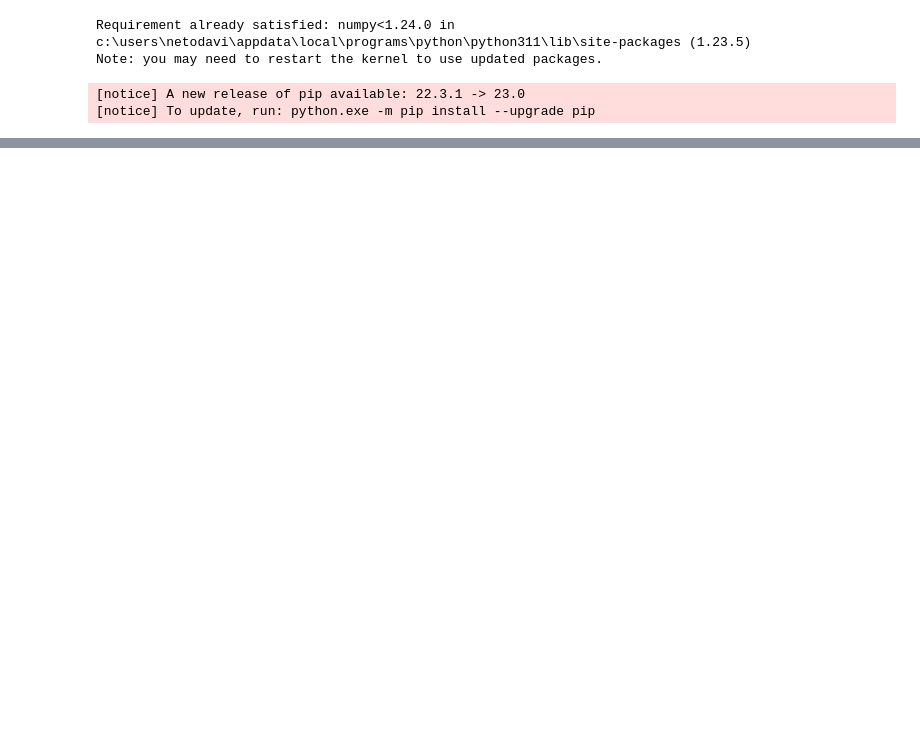
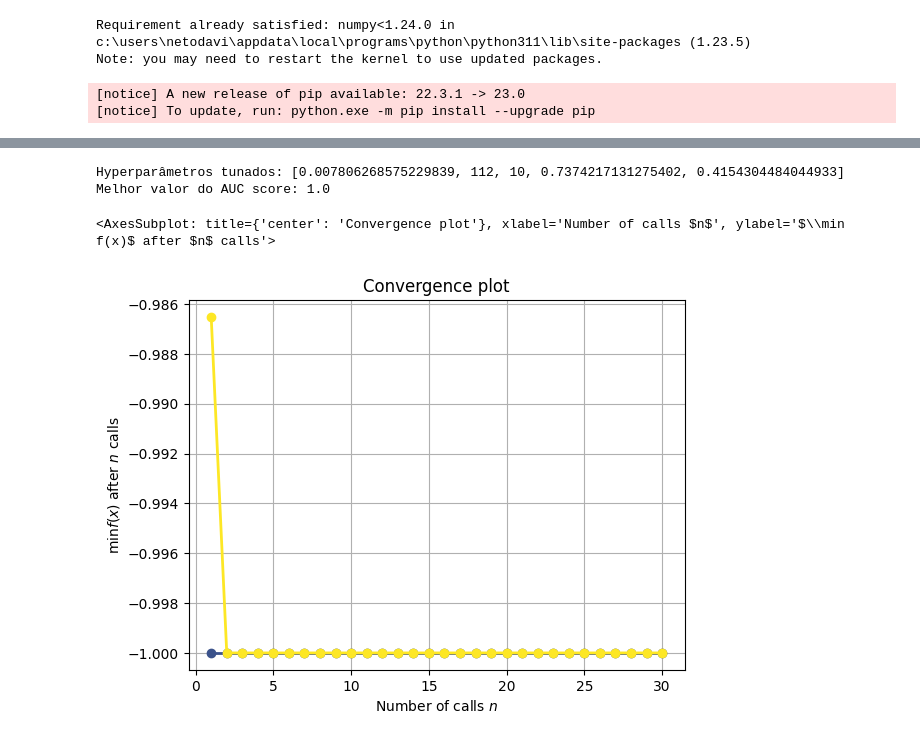
Before and after one commit to Dionisioneto/Modelos_em_deploy_Machine_Learning, a Jupyter notebook: projetos/predicao_doencas/estudo_ml.ipynb, the cells around one changed output, grey strips where cells are left out. Saved outputs shown, nothing was run; the diff lists cells and outputs as text; code cells hidden in the pictures; blank space fills up the shorter version.

Commit message:
realização da otimização por random search e bayesiana

```diff
--- a/projetos/predicao_doencas/estudo_ml.ipynb
+++ b/projetos/predicao_doencas/estudo_ml.ipynb
@@ -482,4 +580,0 @@ NameError: name 'treinar_modelo' is not defined
-# %%
-clf_db = LGBMClassifier().fit(X_train_db, y_train_db)
-clf_hp = LGBMClassifier().fit(X_train_hp, y_train_hp)
-clf_ic = LGBMClassifier().fit(X_train_ic, y_train_ic)
@@ -498,0 +589,31 @@ weighted avg       0.75      0.75      0.75     14139
+# %%
+## otimização por random search
+
+## definição da função de hiparametrização
+
+def training_hiper_ic(params):
+
+    ## hyperparametros importantes do modelo
+    learning_rate = params[0]
+    num_leaves = params[1]
+    min_child_samples = params[2]
+    subsample = params[3]
+    colsample_bytree = params[4]
+
+    print(params, '\n')
+
+    ## poderoso classificador
+
+    clf_ic = LGBMClassifier(learning_rate=learning_rate, num_leaves=num_leaves,
+                         min_child_samples=min_child_samples, subsample=subsample,
+                         colsample_bytree=colsample_bytree, random_state=12, subsample_freq=
+                         1, n_estimators=200)
+
+    ## treinamento do modelo
+    clf_ic.fit(X_train_ic, y_train_ic)
+
+    prob_ic = clf_ic.predict_proba(X_valid_ic)[:,1]
+
+    return -roc_auc_score(y_valid_ic, prob_ic)
+# %%
+result_rs_ic = dummy_minimize(training_hiper_ic, parametric_hyper, random_state = 12, verbose = 1, n_calls=30)
@@ -498,0 +644,2 @@ weighted avg       0.75      0.75      0.75     14139
+# %%
+result_bayes_ic = gp_minimize(training_hiper_ic, parametric_hyper, random_state = 12, verbose=1, n_random_starts=10, n_calls=30)
@@ -498,0 +664,11 @@ weighted avg       0.75      0.75      0.75     14139
+# %%
+print("Hyperparâmetros tunados:", result_bayes_ic.x)
+print("Melhor valor do AUC score:", result_bayes_ic.fun*-1)
+# %% [output]
+Hyperparâmetros tunados: [0.007806268575229839, 112, 10, 0.7374217131275402, 0.4154304484044933]
+Melhor valor do AUC score: 1.0
+# %%
+plot_convergence(result_bayes_ic, result_rs_ic)
+# %% [output]
+<AxesSubplot: title={'center': 'Convergence plot'}, xlabel='Number of calls $n$', ylabel='$\\min f(x)$ after $n$ calls'>
+[figure, added]
```
Also changed, not shown: parts of 22 cells of this notebook.
